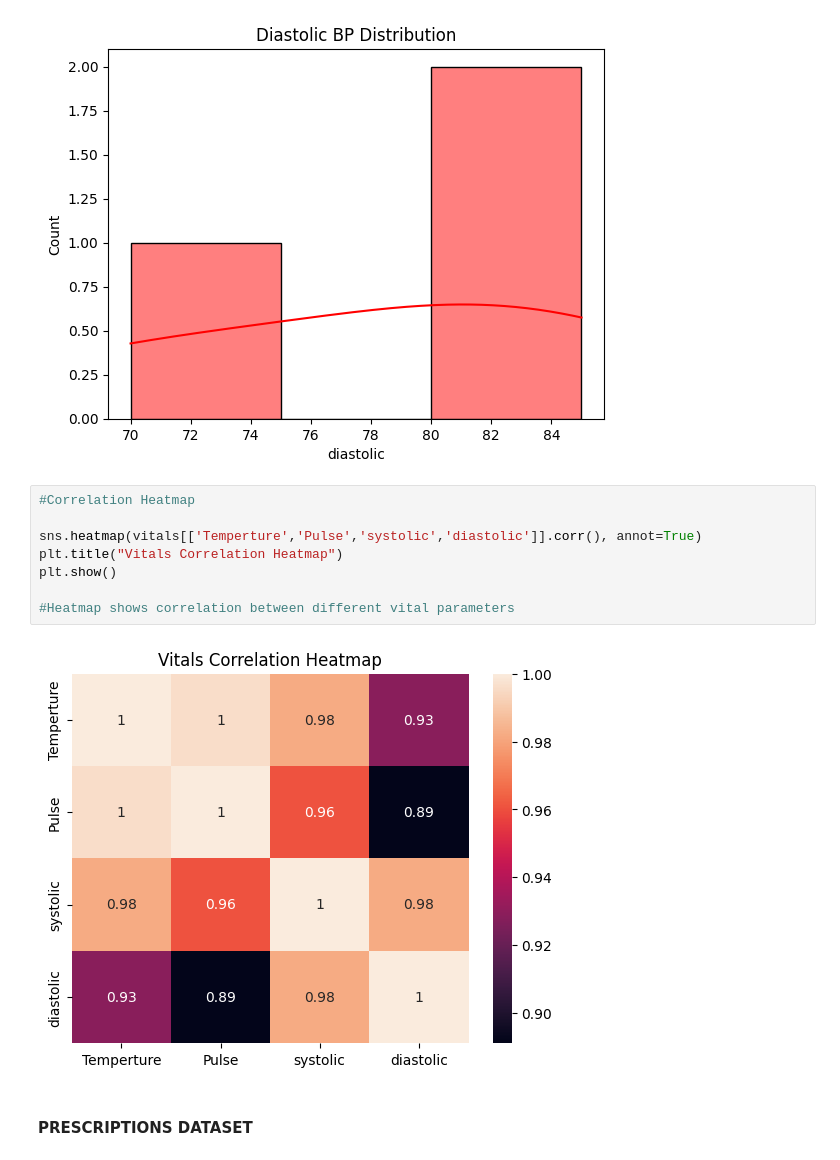
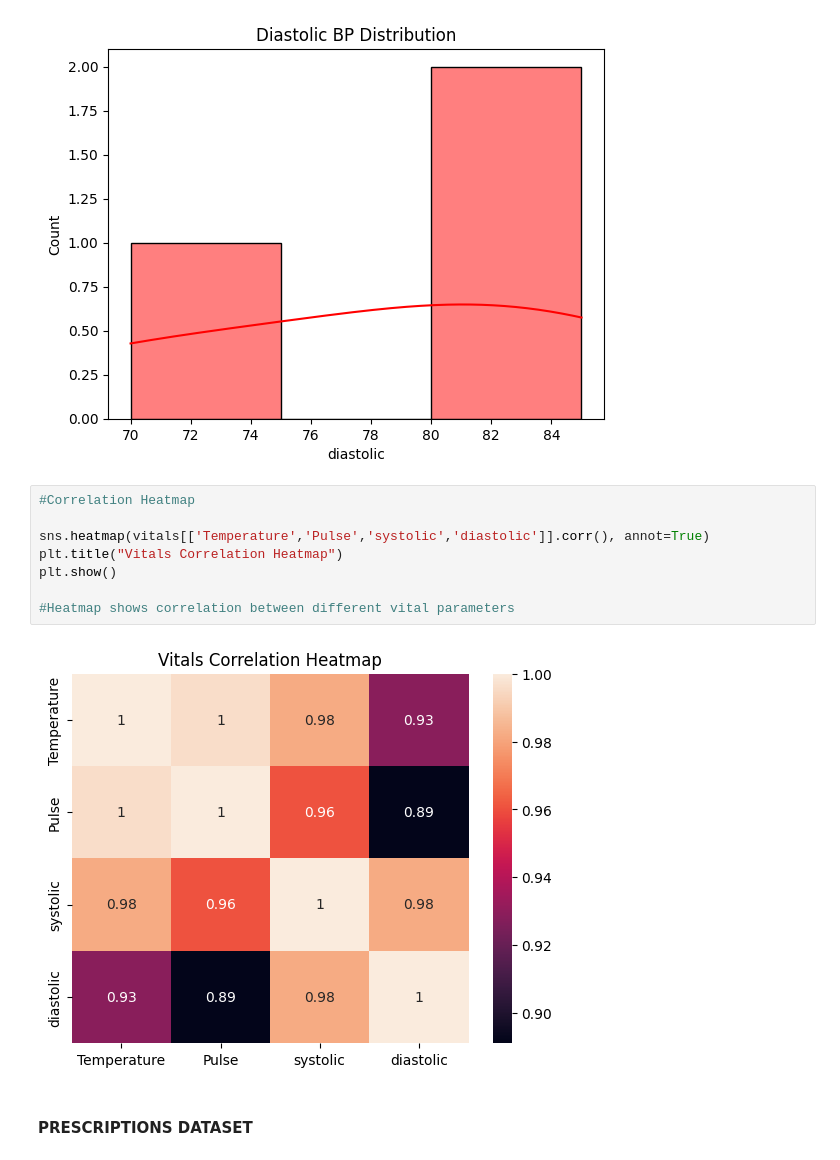
Before and after one commit to Rekha-vivek/Care_Connect_AI, a Jupyter notebook: Care_connect_AI.ipynb, the cells around one changed output. Drawn from its saved outputs; the diff is of its cells as text.

```diff
--- a/Care_connect_AI.ipynb
+++ b/Care_connect_AI.ipynb
@@ -426,13 +425,13 @@ plt.show()
 # %%
 #Correlation Heatmap
 
-sns.heatmap(vitals[['Temperture','Pulse','systolic','diastolic']].corr(), annot=True)
+sns.heatmap(vitals[['Temperature','Pulse','systolic','diastolic']].corr(), annot=True)
 plt.title("Vitals Correlation Heatmap")
 plt.show()
 
 #Heatmap shows correlation between different vital parameters
 # %% [output]
-[figure, old version]
+[figure, new version]
 # %% [markdown]
 #### PRESCRIPTIONS DATASET
 # %%
```
Also changed, not shown: parts of 6 cells of this notebook, 7 other files.
